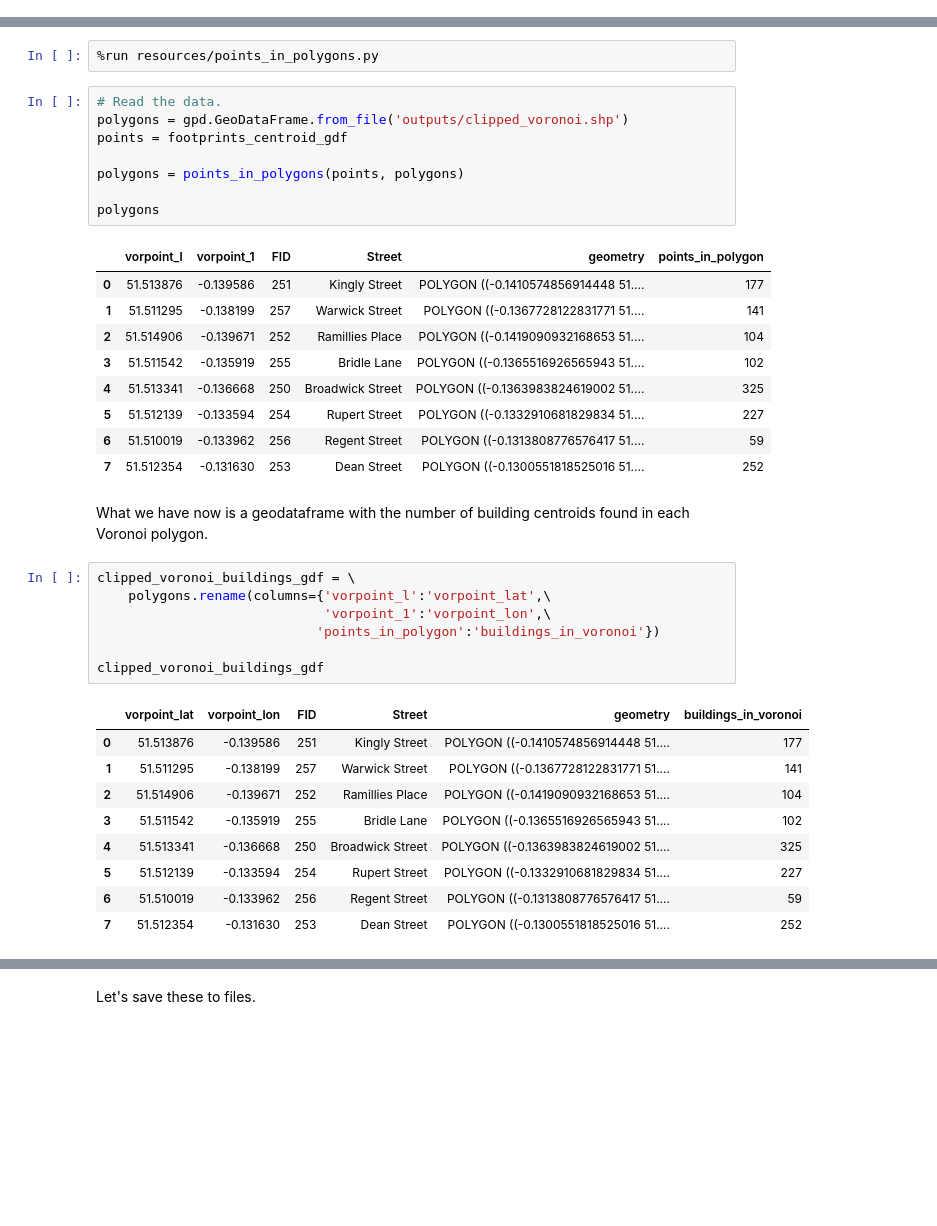
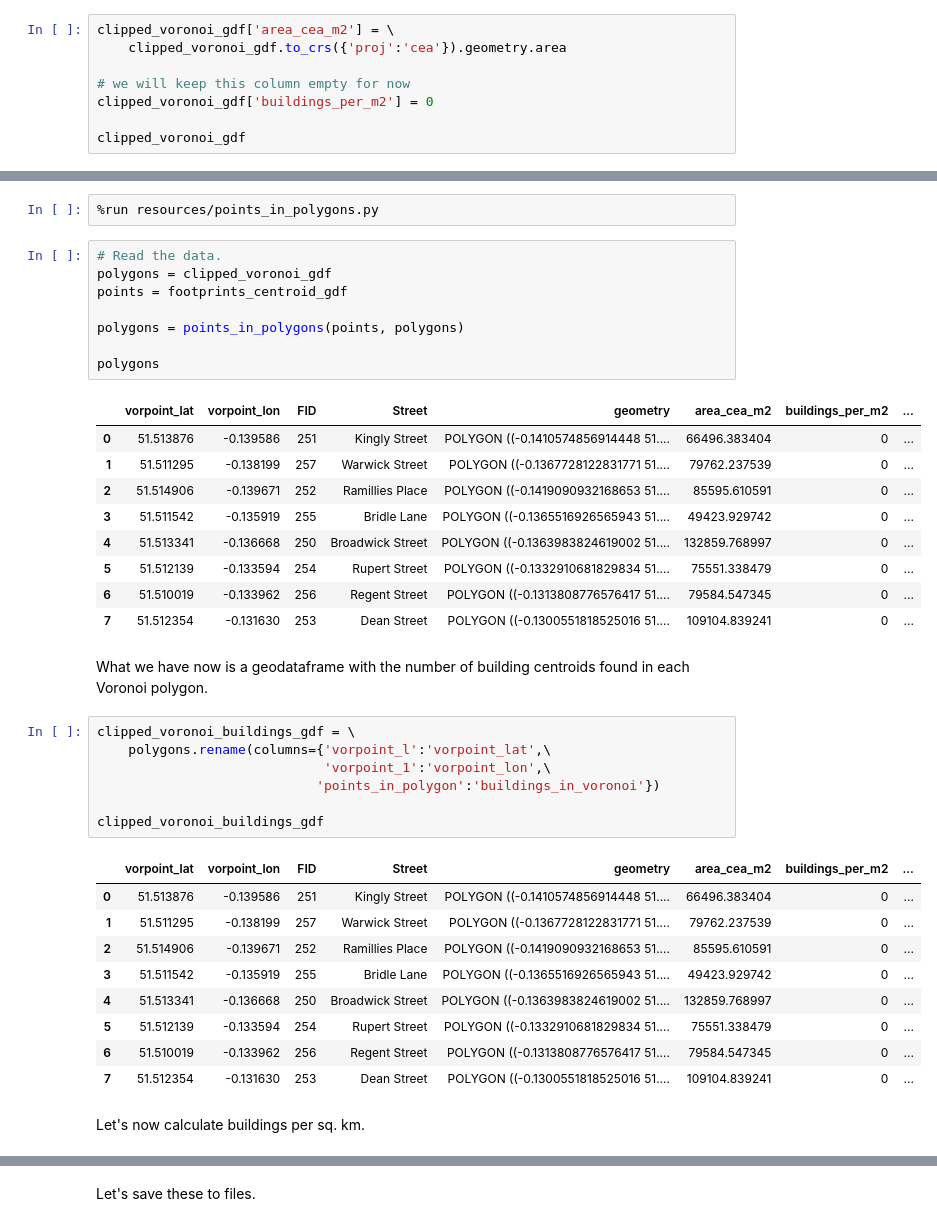
Before and after one commit to nravilla/1854-Cholera-Outbreak-London-Advanced-2, a Jupyter notebook: NB06-Buildings-in-Voronoi-Cells.ipynb, the cells around one changed output, grey strips where cells are left out. Saved outputs shown, nothing was run; the diff lists cells and outputs as text; blank space fills up the shorter version.

```diff
--- a/NB06-Buildings-in-Voronoi-Cells.ipynb
+++ b/NB06-Buildings-in-Voronoi-Cells.ipynb
@@ -194,0 +199,8 @@ clipped_voronoi_gdf.plot(facecolor="none", edgecolor='blue',linewidth=2)
+# %%
+clipped_voronoi_gdf['area_cea_m2'] = \
+    clipped_voronoi_gdf.to_crs({'proj':'cea'}).geometry.area
+
+# we will keep this column empty for now
+clipped_voronoi_gdf['buildings_per_m2'] = 0
+
+clipped_voronoi_gdf
@@ -231,22 +304,22 @@ Orange or gray polygons are the building footprints. Black dots represent the bu
 %run resources/points_in_polygons.py
 # %%
 # Read the data.
-polygons = gpd.GeoDataFrame.from_file('outputs/clipped_voronoi.shp')
+polygons = clipped_voronoi_gdf
 points = footprints_centroid_gdf
 
 polygons = points_in_polygons(points, polygons)
 
 polygons
 # %% [output]
-|  | vorpoint_l | vorpoint_1 | FID | Street | geometry | points_in_polygon |
-| 0 | 51.513876 | -0.139586 | 251 | Kingly Street | POLYGON ((-0.1410574856914448 51.... | 177 |
-| 1 | 51.511295 | -0.138199 | 257 | Warwick Street | POLYGON ((-0.1367728122831771 51.... | 141 |
-| 2 | 51.514906 | -0.139671 | 252 | Ramillies Place | POLYGON ((-0.1419090932168653 51.... | 104 |
-| 3 | 51.511542 | -0.135919 | 255 | Bridle Lane | POLYGON ((-0.1365516926565943 51.... | 102 |
-| 4 | 51.513341 | -0.136668 | 250 | Broadwick Street | POLYGON ((-0.1363983824619002 51.... | 325 |
-| 5 | 51.512139 | -0.133594 | 254 | Rupert Street | POLYGON ((-0.1332910681829834 51.... | 227 |
-| 6 | 51.510019 | -0.133962 | 256 | Regent Street | POLYGON ((-0.1313808776576417 51.... | 59 |
-| 7 | 51.512354 | -0.131630 | 253 | Dean Street | POLYGON ((-0.1300551818525016 51.... | 252 |
+|  | vorpoint_lat | vorpoint_lon | FID | Street | geometry | area_cea_m2 | buildings_per_m2 | ... |
+| 0 | 51.513876 | -0.139586 | 251 | Kingly Street | POLYGON ((-0.1410574856914448 51.... | 66496.383404 | 0 | ... |
+| 1 | 51.511295 | -0.138199 | 257 | Warwick Street | POLYGON ((-0.1367728122831771 51.... | 79762.237539 | 0 | ... |
+| 2 | 51.514906 | -0.139671 | 252 | Ramillies Place | POLYGON ((-0.1419090932168653 51.... | 85595.610591 | 0 | ... |
+| 3 | 51.511542 | -0.135919 | 255 | Bridle Lane | POLYGON ((-0.1365516926565943 51.... | 49423.929742 | 0 | ... |
+| 4 | 51.513341 | -0.136668 | 250 | Broadwick Street | POLYGON ((-0.1363983824619002 51.... | 132859.768997 | 0 | ... |
+| 5 | 51.512139 | -0.133594 | 254 | Rupert Street | POLYGON ((-0.1332910681829834 51.... | 75551.338479 | 0 | ... |
+| 6 | 51.510019 | -0.133962 | 256 | Regent Street | POLYGON ((-0.1313808776576417 51.... | 79584.547345 | 0 | ... |
+| 7 | 51.512354 | -0.131630 | 253 | Dean Street | POLYGON ((-0.1300551818525016 51.... | 109104.839241 | 0 | ... |
 # %% [markdown]
 What we have now is a geodataframe with the number of building centroids found in each Voronoi polygon.
 # %%
@@ -257,12 +330,14 @@ clipped_voronoi_buildings_gdf = \
 
 clipped_voronoi_buildings_gdf
 # %% [output]
-|  | vorpoint_lat | vorpoint_lon | FID | Street | geometry | buildings_in_voronoi |
-| 0 | 51.513876 | -0.139586 | 251 | Kingly Street | POLYGON ((-0.1410574856914448 51.... | 177 |
-| 1 | 51.511295 | -0.138199 | 257 | Warwick Street | POLYGON ((-0.1367728122831771 51.... | 141 |
-| 2 | 51.514906 | -0.139671 | 252 | Ramillies Place | POLYGON ((-0.1419090932168653 51.... | 104 |
-| 3 | 51.511542 | -0.135919 | 255 | Bridle Lane | POLYGON ((-0.1365516926565943 51.... | 102 |
-| 4 | 51.513341 | -0.136668 | 250 | Broadwick Street | POLYGON ((-0.1363983824619002 51.... | 325 |
-| 5 | 51.512139 | -0.133594 | 254 | Rupert Street | POLYGON ((-0.1332910681829834 51.... | 227 |
-| 6 | 51.510019 | -0.133962 | 256 | Regent Street | POLYGON ((-0.1313808776576417 51.... | 59 |
-| 7 | 51.512354 | -0.131630 | 253 | Dean Street | POLYGON ((-0.1300551818525016 51.... | 252 |
+|  | vorpoint_lat | vorpoint_lon | FID | Street | geometry | area_cea_m2 | buildings_per_m2 | ... |
+| 0 | 51.513876 | -0.139586 | 251 | Kingly Street | POLYGON ((-0.1410574856914448 51.... | 66496.383404 | 0 | ... |
+| 1 | 51.511295 | -0.138199 | 257 | Warwick Street | POLYGON ((-0.1367728122831771 51.... | 79762.237539 | 0 | ... |
+| 2 | 51.514906 | -0.139671 | 252 | Ramillies Place | POLYGON ((-0.1419090932168653 51.... | 85595.610591 | 0 | ... |
+| 3 | 51.511542 | -0.135919 | 255 | Bridle Lane | POLYGON ((-0.1365516926565943 51.... | 49423.929742 | 0 | ... |
+| 4 | 51.513341 | -0.136668 | 250 | Broadwick Street | POLYGON ((-0.1363983824619002 51.... | 132859.768997 | 0 | ... |
+| 5 | 51.512139 | -0.133594 | 254 | Rupert Street | POLYGON ((-0.1332910681829834 51.... | 75551.338479 | 0 | ... |
+| 6 | 51.510019 | -0.133962 | 256 | Regent Street | POLYGON ((-0.1313808776576417 51.... | 79584.547345 | 0 | ... |
+| 7 | 51.512354 | -0.131630 | 253 | Dean Street | POLYGON ((-0.1300551818525016 51.... | 109104.839241 | 0 | ... |
+# %% [markdown]
+Let's now calculate buildings per sq. km.
```
Also changed, not shown: parts of 22 cells of this notebook, 2 other files.
